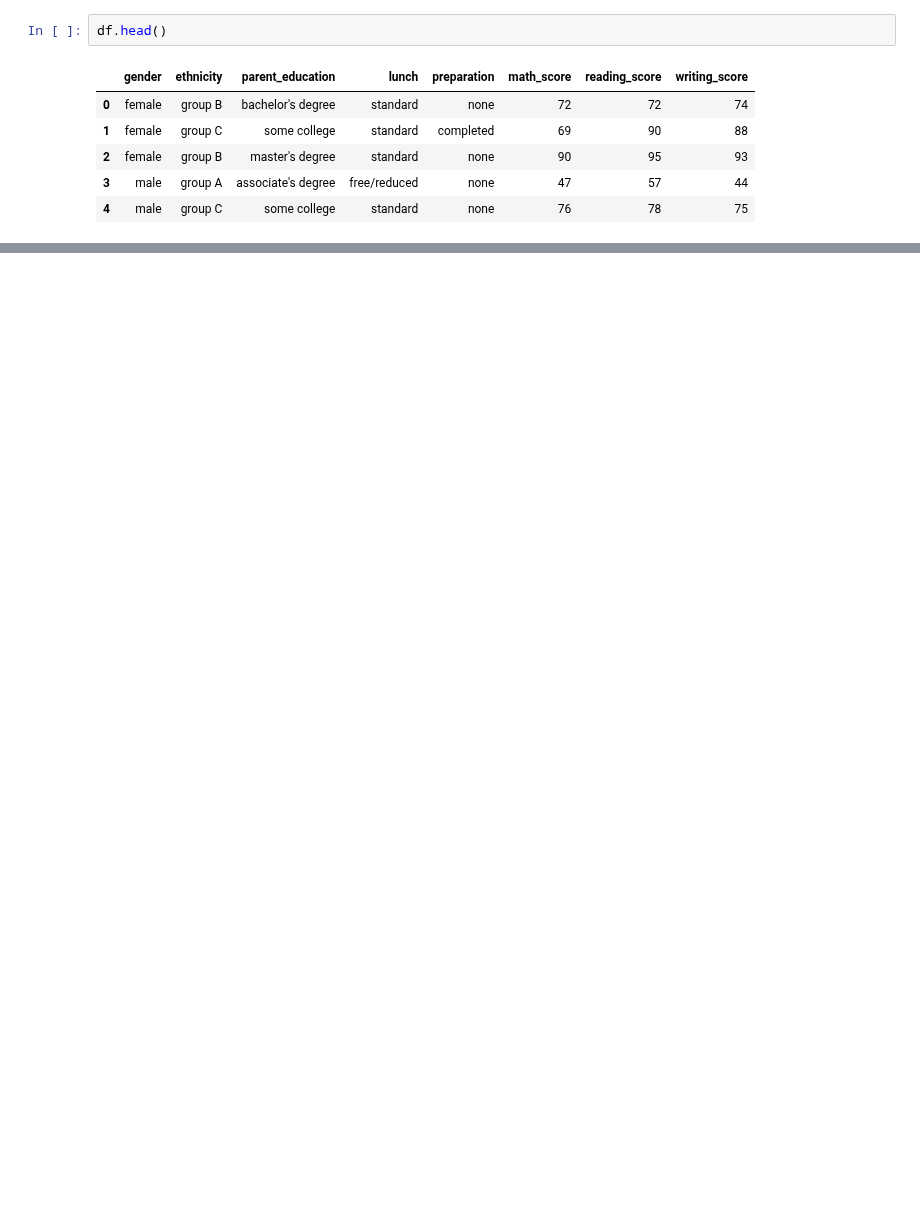
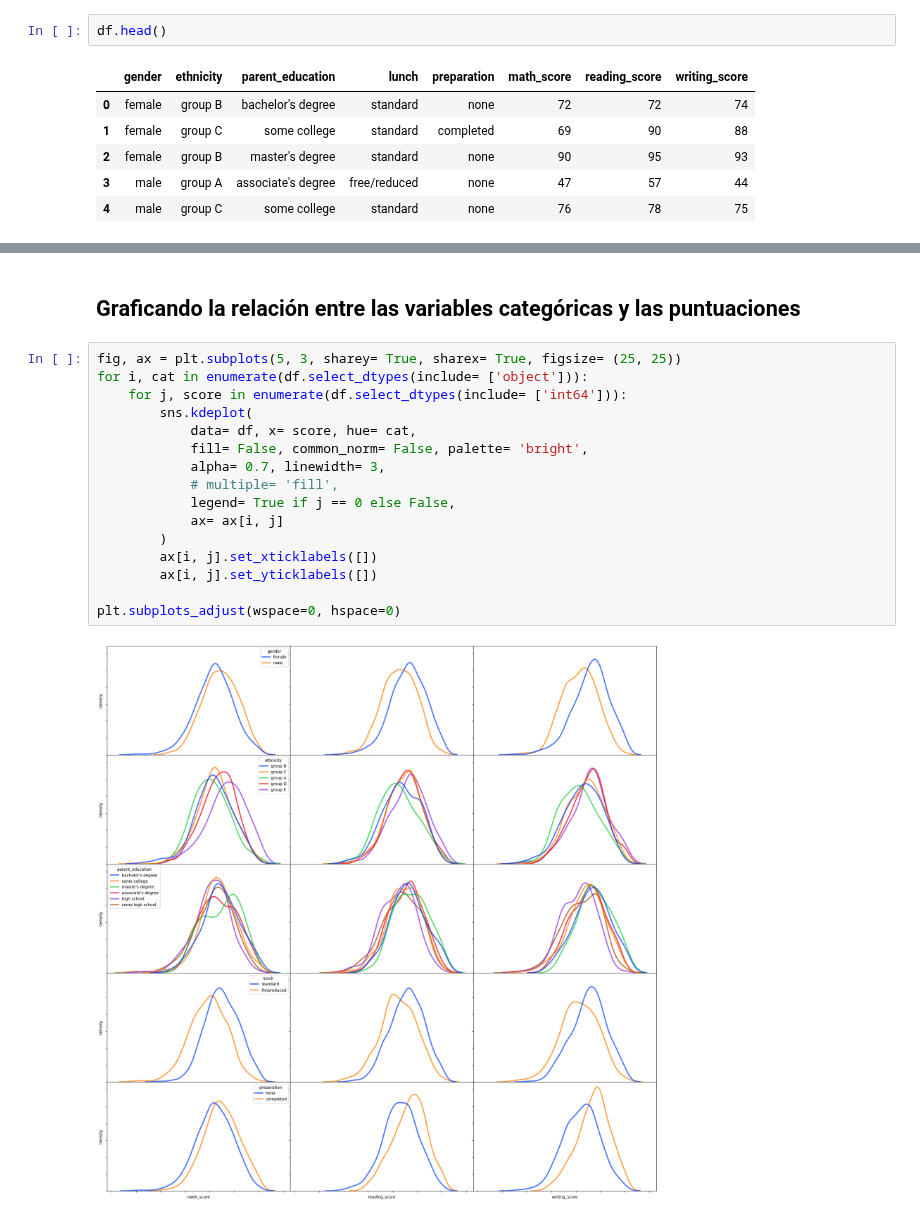
Before and after one commit to MarioChvx/ciencia_de_datos_PAMBAZO, a Jupyter notebook: proyectos/unidad1/proyecto_eda/EDA_Students_performance.ipynb, the cells around one changed output, grey strips where cells are left out. Saved outputs shown, nothing was run; the diff lists cells and outputs as text; blank space fills up the shorter version.

```diff
--- a/proyectos/unidad1/proyecto_eda/EDA_Students_performance.ipynb
+++ b/proyectos/unidad1/proyecto_eda/EDA_Students_performance.ipynb
@@ -263,0 +273,20 @@ sns.catplot(data=df, x='ethnicity', y='math_score', kind="boxen")
+# %% [markdown]
+## Graficando la relación entre las variables categóricas y las puntuaciones
+# %%
+fig, ax = plt.subplots(5, 3, sharey= True, sharex= True, figsize= (25, 25))
+for i, cat in enumerate(df.select_dtypes(include= ['object'])):
+    for j, score in enumerate(df.select_dtypes(include= ['int64'])):
+        sns.kdeplot(
+            data= df, x= score, hue= cat,
+            fill= False, common_norm= False, palette= 'bright',
+            alpha= 0.7, linewidth= 3,
+            # multiple= 'fill',
+            legend= True if j == 0 else False,
+            ax= ax[i, j]
+        )
+        ax[i, j].set_xticklabels([])
+        ax[i, j].set_yticklabels([])
+
+plt.subplots_adjust(wspace=0, hspace=0)
+# %% [output]
+[figure, added]
```
Also changed, not shown: parts of 10 cells of this notebook, 1 other file.
